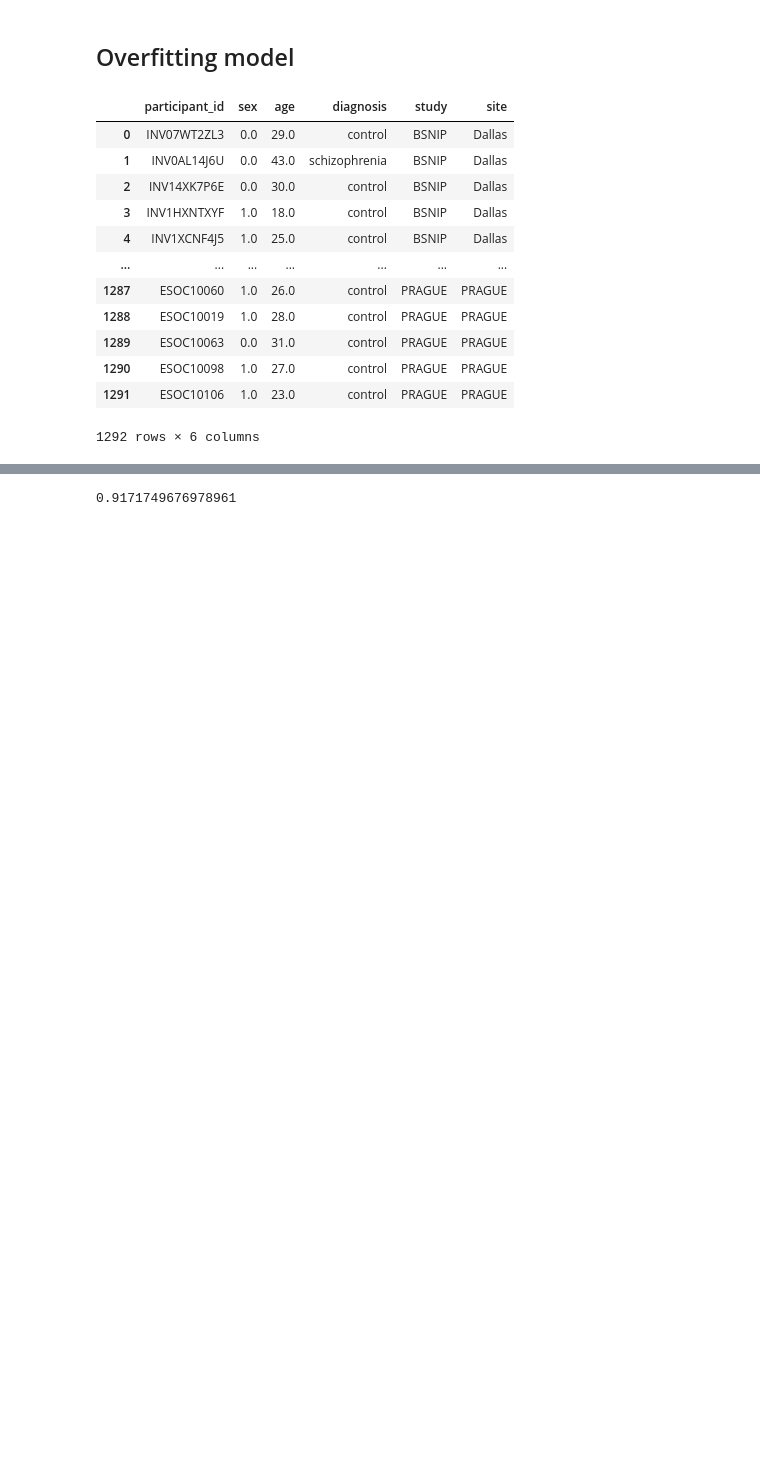
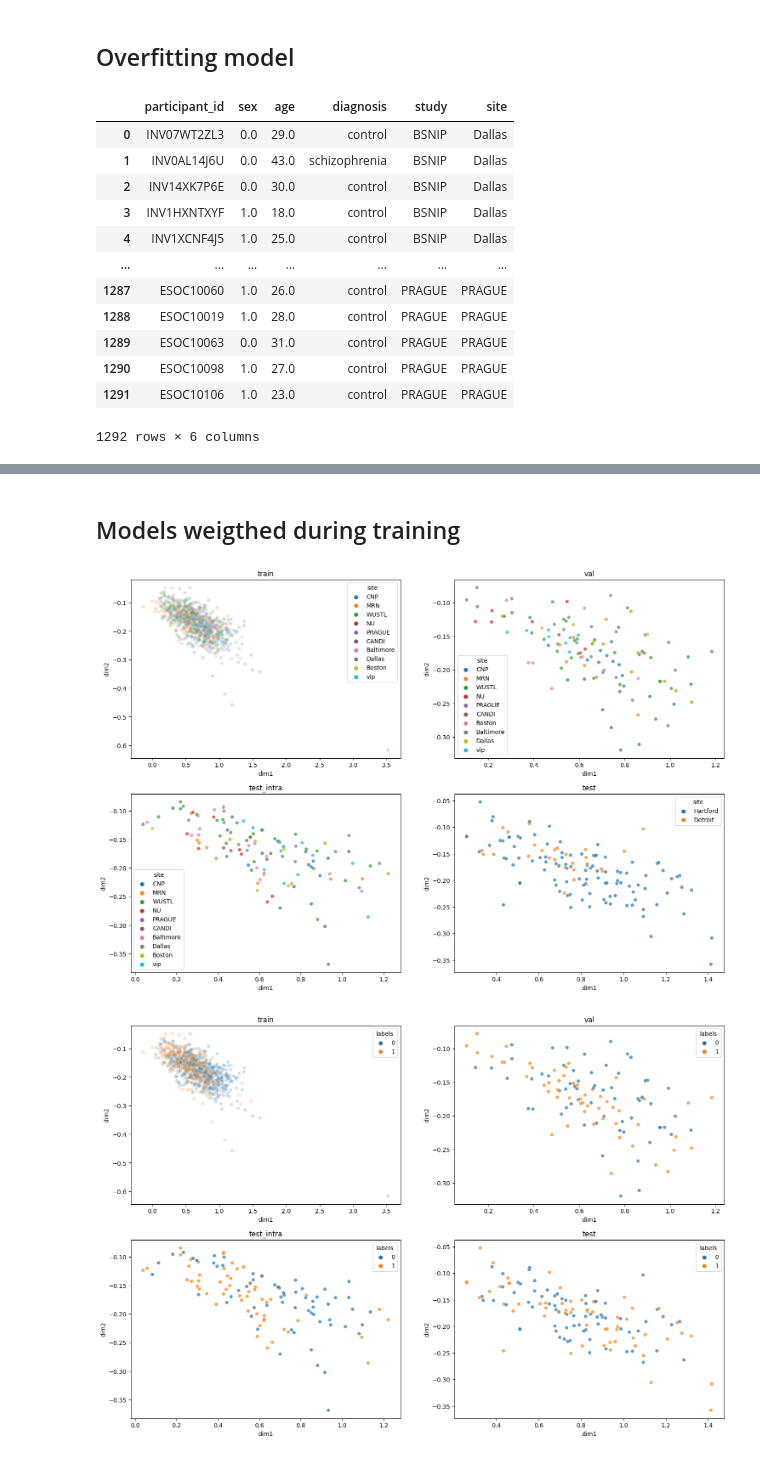
Before and after one commit to neurospin-projects/2023_agaudin_jchavas_folding_supervised, a Jupyter notebook: contrastive/notebooks/schiz_test_intra_investigation.ipynb, the cells around one changed output, grey strips where cells are left out. Drawn from its saved outputs; the diff is of its cells as text; code cells hidden in the pictures; blank space fills up the shorter version.

```diff
--- a/contrastive/notebooks/schiz_test_intra_investigation.ipynb
+++ b/contrastive/notebooks/schiz_test_intra_investigation.ipynb
@@ -479,6 +446,2 @@ plt.show()
-# %%
-from sklearn.metrics import roc_auc_score
-
-roc_auc_score(train_outputs.labels, train_outputs.soft2)
-# %% [output]
-0.9171749676978961
+# %% [markdown]
+## Models weigthed during training
@@ -484,0 +471,7 @@ roc_auc_score(train_outputs.labels, train_outputs.soft2)
+# %%
+# les sorties
+
+plot_outputs()
+# %% [output]
+[figure, added]
+[figure, added]
```
Also changed, not shown: parts of 10 cells of this notebook, 9 other files.
